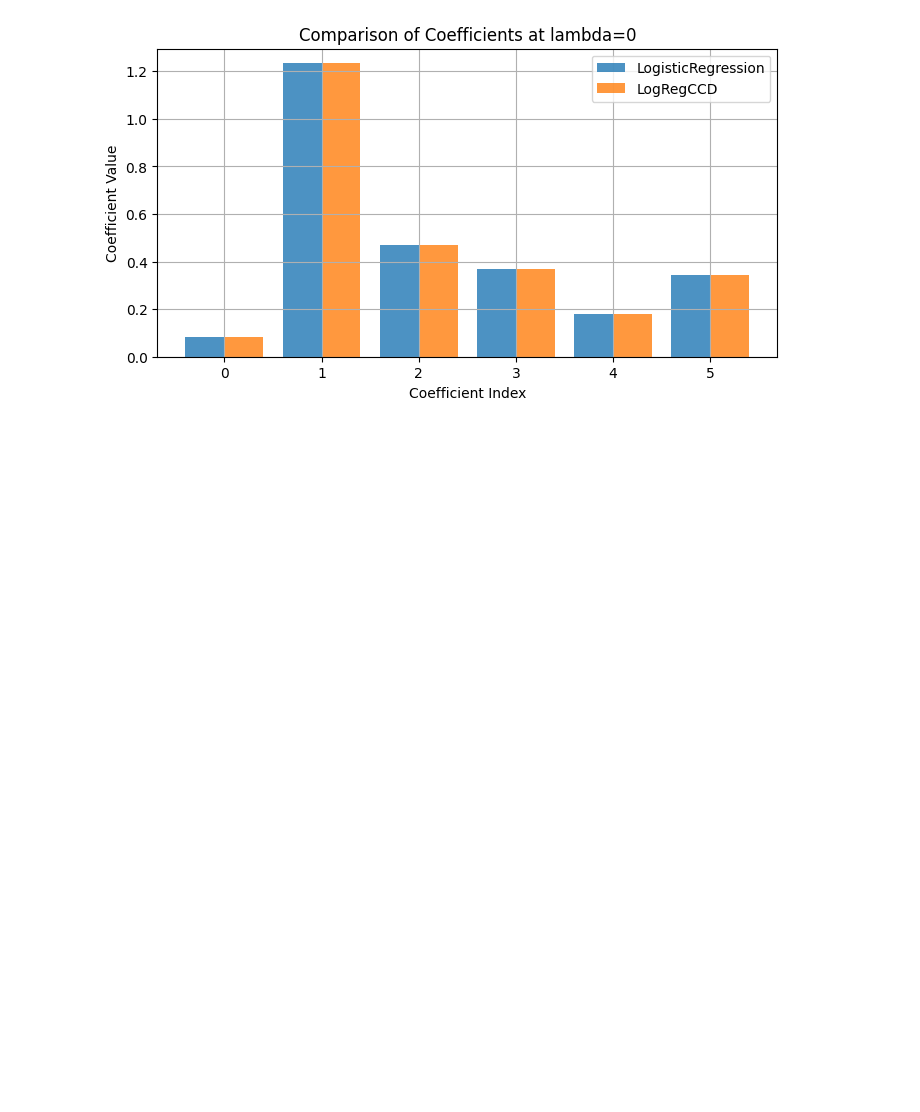
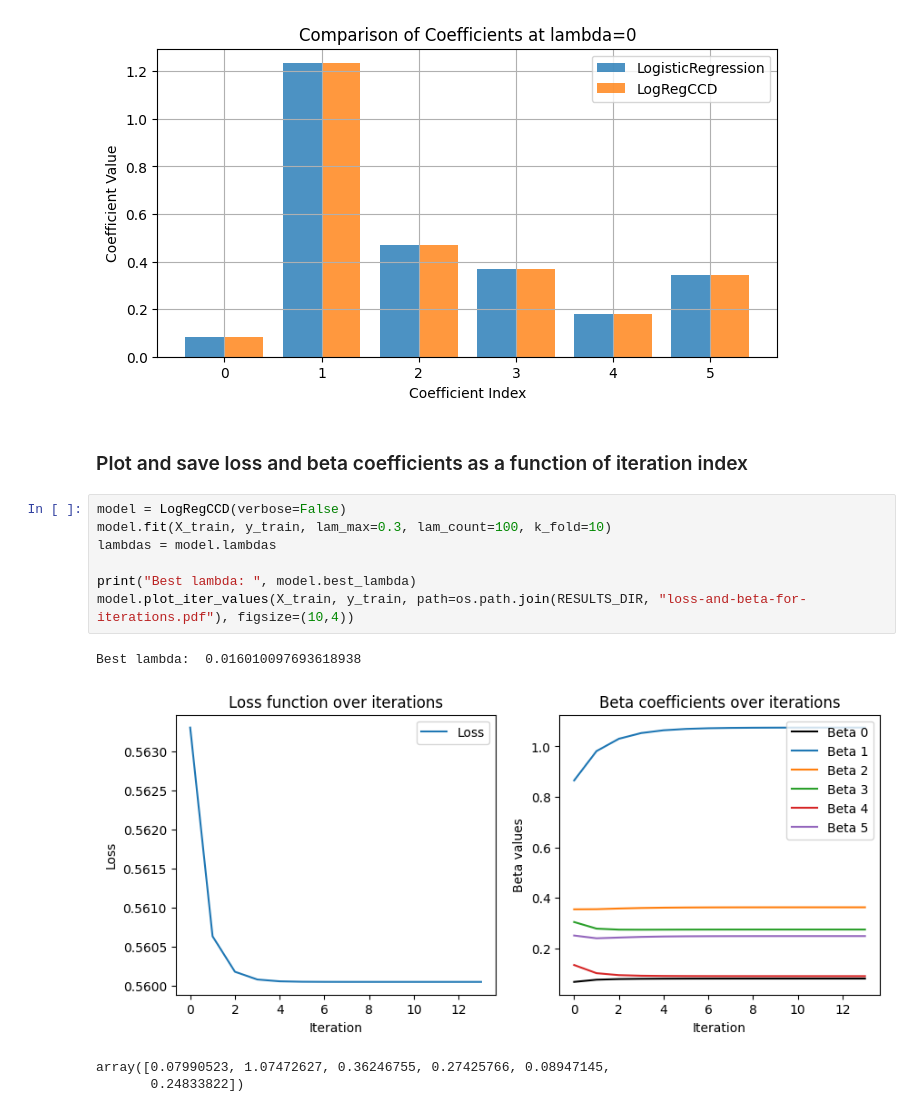
Before and after one commit to mytkom/LogRegCCD, a Jupyter notebook: notebooks/algorithm_correctness.ipynb, the cells around one changed output. Cells and saved outputs as stored; diff of their text form; blank space fills up the shorter version.

```diff
--- a/notebooks/algorithm_correctness.ipynb
+++ b/notebooks/algorithm_correctness.ipynb
@@ -154,3 +153,17 @@ plt.show()
 0  LogisticRegression  0.713333
 1           LogRegCCD  0.713333
 [figure]
+# %% [markdown]
+### Plot and save loss and beta coefficients as a function of iteration index
+# %%
+model = LogRegCCD(verbose=False)
+model.fit(X_train, y_train, lam_max=0.3, lam_count=100, k_fold=10)
+lambdas = model.lambdas
+
+print("Best lambda: ", model.best_lambda)
+model.plot_iter_values(X_train, y_train, path=os.path.join(RESULTS_DIR, "loss-and-beta-for-iterations.pdf"), figsize=(10,4))
+# %% [output]
+Best lambda:  0.016010097693618938
+[figure, added]
+array([0.07990523, 1.07472627, 0.36246755, 0.27425766, 0.08947145,
+       0.24833822])
```
Also changed, not shown: parts of 4 cells of this notebook, 5 other files.
